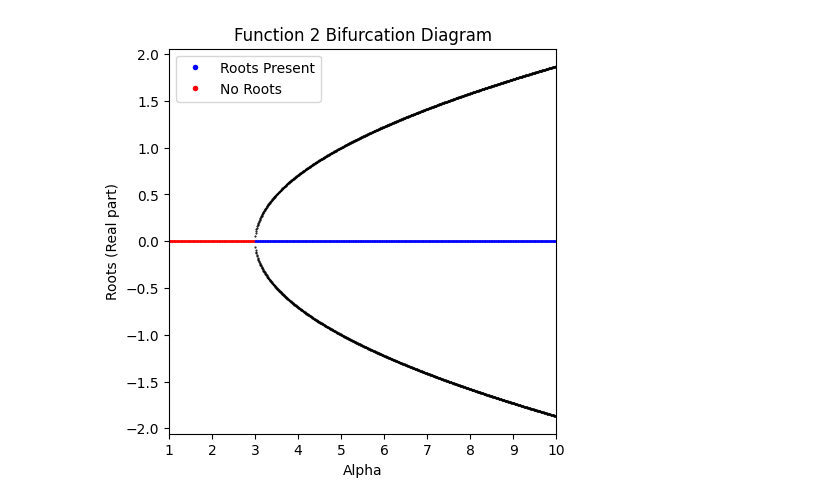
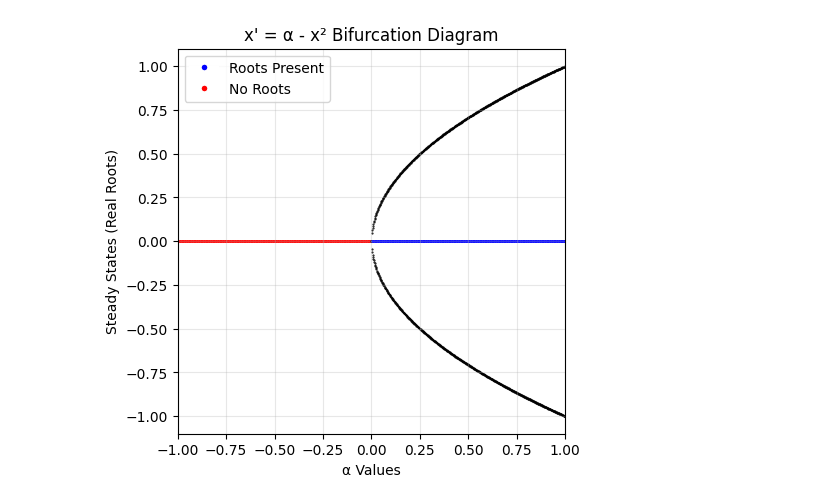
Before and after one commit to mymermer/MLCMS, a Jupyter notebook: Exercise04/task2.ipynb, the cells around one changed output. Saved outputs shown, nothing was run; the diff lists cells and outputs as text; code cells hidden in the pictures.

```diff
--- a/Exercise04/task2.ipynb
+++ b/Exercise04/task2.ipynb
@@ -7,4 +0,0 @@ plot_bifurcation_diagram_equation6()
-# %%
-plot_bifurcation_diagram_equation7()
-# %% [output]
-[figure, removed]
@@ -10,0 +3,7 @@ plot_bifurcation_diagram_equation7()
+# %%
+def equation6(alpha: float):
+    return [-1, 0, alpha]
+
+plot_bifurcation_diagram(equation6, -1, 1, 1001, "x' = α - x² Bifurcation Diagram")
+# %% [output]
+[figure, added]
```
Also changed, not shown: parts of 4 cells of this notebook, 2 other files.
